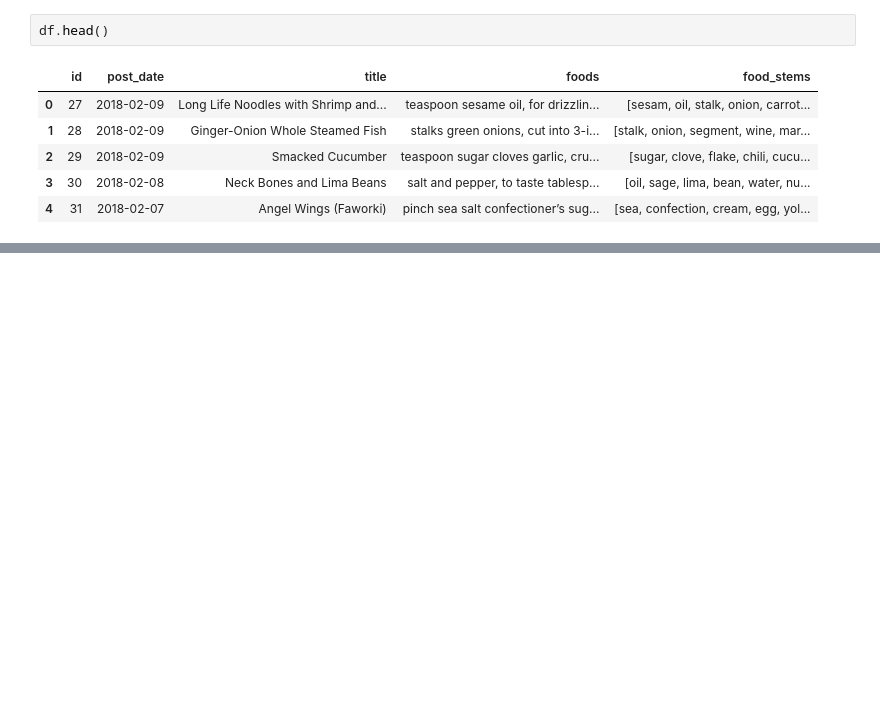
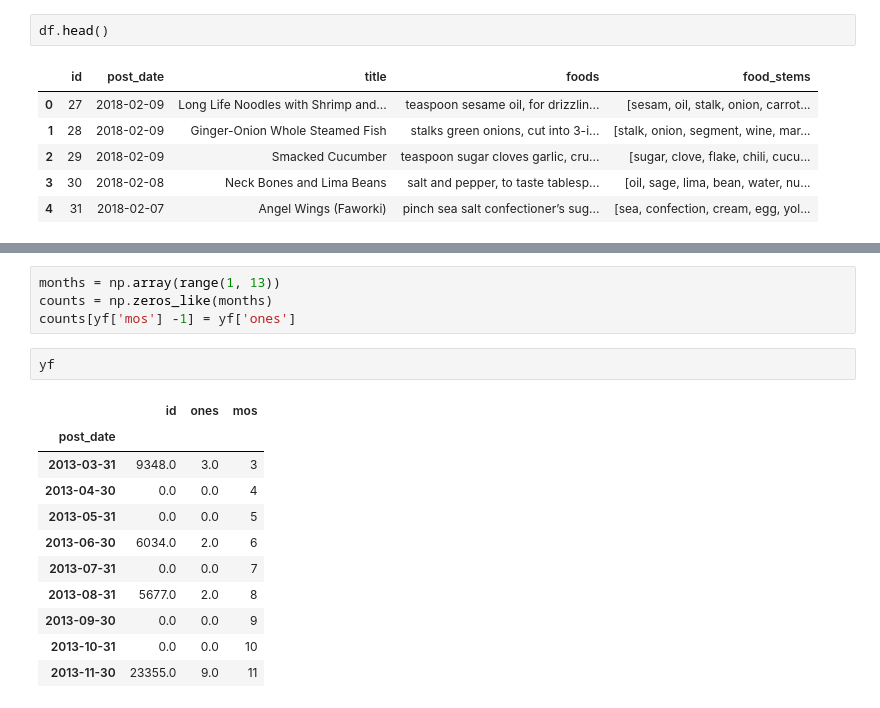
Before and after one commit to elisabeth-berg/trending-food, a Jupyter notebook: foodscrape_workbook.ipynb, the cells around one changed output, grey strips where cells are left out. Drawn from its saved outputs; the diff is of its cells as text; blank space fills up the shorter version.

```diff
--- a/foodscrape_workbook.ipynb
+++ b/foodscrape_workbook.ipynb
@@ -252,0 +308,18 @@ Freq: 90D, Name: ones, dtype: float64
+# %%
+months = np.array(range(1, 13))
+counts = np.zeros_like(months)
+counts[yf['mos'] -1] = yf['ones']
+# %%
+yf
+# %% [output]
+|  | id | ones | mos |
+| post_date |  |  |  |
+| 2013-03-31 | 9348.0 | 3.0 | 3 |
+| 2013-04-30 | 0.0 | 0.0 | 4 |
+| 2013-05-31 | 0.0 | 0.0 | 5 |
+| 2013-06-30 | 6034.0 | 2.0 | 6 |
+| 2013-07-31 | 0.0 | 0.0 | 7 |
+| 2013-08-31 | 5677.0 | 2.0 | 8 |
+| 2013-09-30 | 0.0 | 0.0 | 9 |
+| 2013-10-31 | 0.0 | 0.0 | 10 |
+| 2013-11-30 | 23355.0 | 9.0 | 11 |
```
Also changed, not shown: parts of 20 cells of this notebook, 1 other file.
